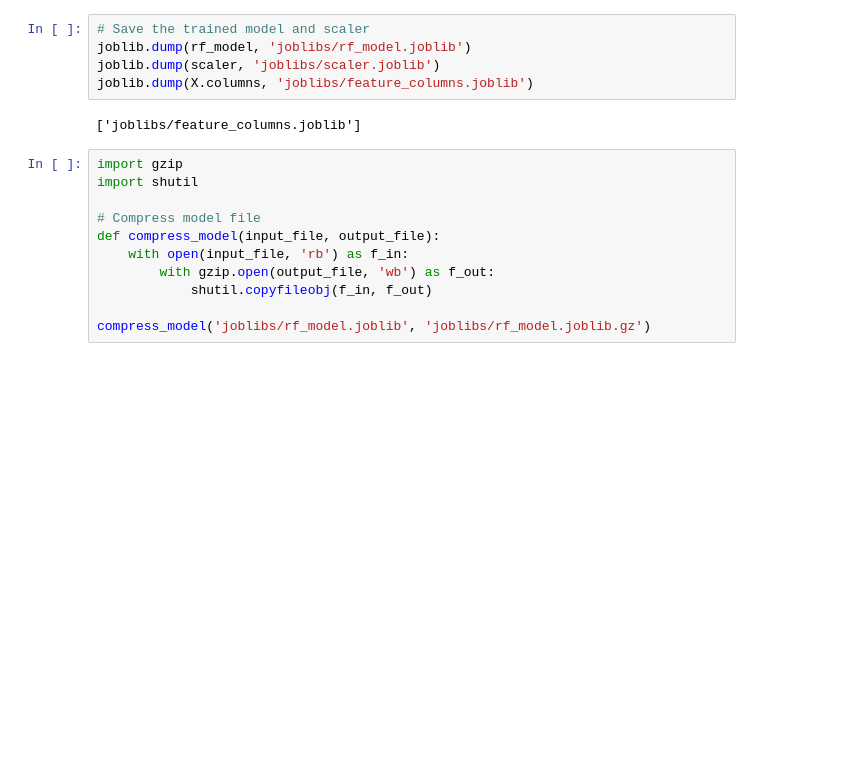
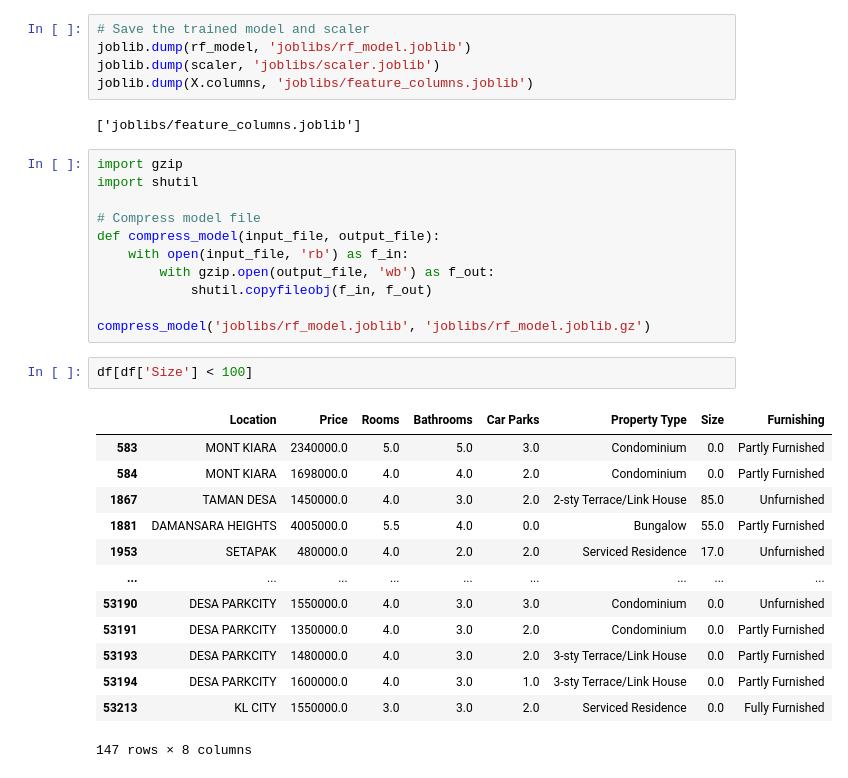
Before and after one commit to lhadi18/kuala-lumpur-house-price-prediction, a Jupyter notebook: machine_learning_model.ipynb, the cells around one changed output. Saved outputs shown, nothing was run; the diff lists cells and outputs as text; blank space fills up the shorter version.

```diff
--- a/machine_learning_model.ipynb
+++ b/machine_learning_model.ipynb
@@ -511,3 +556,19 @@ def compress_model(input_file, output_file):
             shutil.copyfileobj(f_in, f_out)
 
 compress_model('joblibs/rf_model.joblib', 'joblibs/rf_model.joblib.gz')
+# %%
+df[df['Size'] < 100]
+# %% [output]
+|  | Location | Price | Rooms | Bathrooms | Car Parks | Property Type | Size | Furnishing |
+| 583 | MONT KIARA | 2340000.0 | 5.0 | 5.0 | 3.0 | Condominium | 0.0 | Partly Furnished |
+| 584 | MONT KIARA | 1698000.0 | 4.0 | 4.0 | 2.0 | Condominium | 0.0 | Partly Furnished |
+| 1867 | TAMAN DESA | 1450000.0 | 4.0 | 3.0 | 2.0 | 2-sty Terrace/Link House | 85.0 | Unfurnished |
+| 1881 | DAMANSARA HEIGHTS | 4005000.0 | 5.5 | 4.0 | 0.0 | Bungalow | 55.0 | Partly Furnished |
+| 1953 | SETAPAK | 480000.0 | 4.0 | 2.0 | 2.0 | Serviced Residence | 17.0 | Unfurnished |
+| ... | ... | ... | ... | ... | ... | ... | ... | ... |
+| 53190 | DESA PARKCITY | 1550000.0 | 4.0 | 3.0 | 3.0 | Condominium | 0.0 | Unfurnished |
+| 53191 | DESA PARKCITY | 1350000.0 | 4.0 | 3.0 | 2.0 | Condominium | 0.0 | Partly Furnished |
+| 53193 | DESA PARKCITY | 1480000.0 | 4.0 | 3.0 | 2.0 | 3-sty Terrace/Link House | 0.0 | Partly Furnished |
+| 53194 | DESA PARKCITY | 1600000.0 | 4.0 | 3.0 | 1.0 | 3-sty Terrace/Link House | 0.0 | Partly Furnished |
+| 53213 | KL CITY | 1550000.0 | 3.0 | 3.0 | 2.0 | Serviced Residence | 0.0 | Fully Furnished |
+147 rows × 8 columns
```
Also changed, not shown: parts of 24 cells of this notebook, 3 other files.
